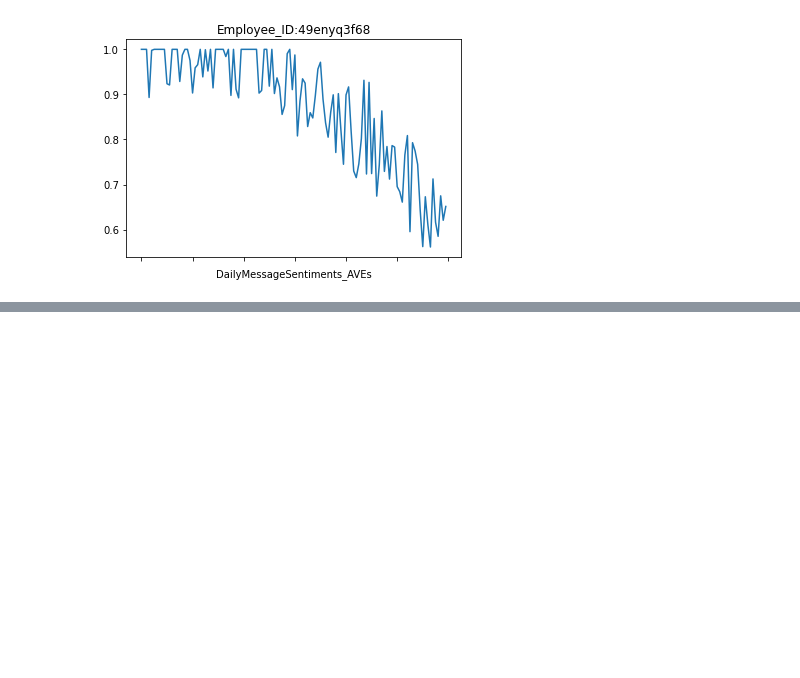
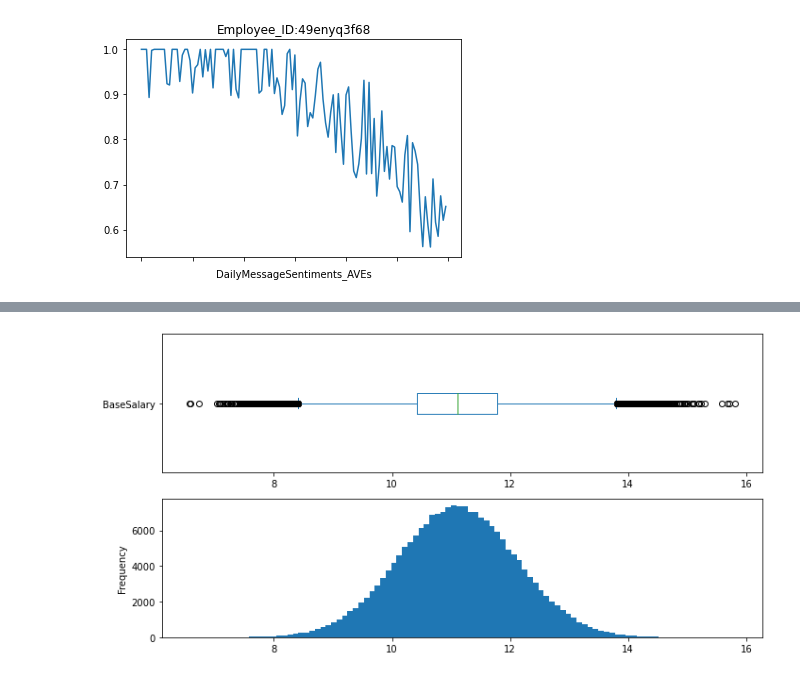
Before and after one commit to PacktPublishing/Zero-to-Hero-Data-Preparation-Workshop, a Jupyter notebook: ch2/generate_figures.ipynb, the cells around one changed output, grey strips where cells are left out. Saved outputs shown, nothing was run; the diff lists cells and outputs as text; code cells hidden in the pictures; blank space fills up the shorter version.

```diff
--- a/ch2/generate_figures.ipynb
+++ b/ch2/generate_figures.ipynb
@@ -152,0 +104,21 @@ for i,row in employee_df.iterrows():
+# %%
+# Drawing Figure 1.10
+import pandas as pd
+import matplotlib.pyplot as plt
+import numpy as np
+
+employee_df = pd.read_csv('data/employee_simulated.csv')
+
+fig,axes = plt.subplots(2,1, figsize=(10,5))
+
+ax = axes[0]
+np.log(employee_df.BaseSalary).plot.box(vert=False,ax=ax)
+
+ax = axes[1]
+np.log(employee_df.BaseSalary).plot.hist(bins=100)
+
+plt.tight_layout()
+
+plt.savefig(f'images/base_salary_log_transformed_boxplot_histogram.png',dpi=500)
+# %% [output]
+[figure, added]
```
Also changed, not shown: parts of 12 cells of this notebook, 4 other files.
